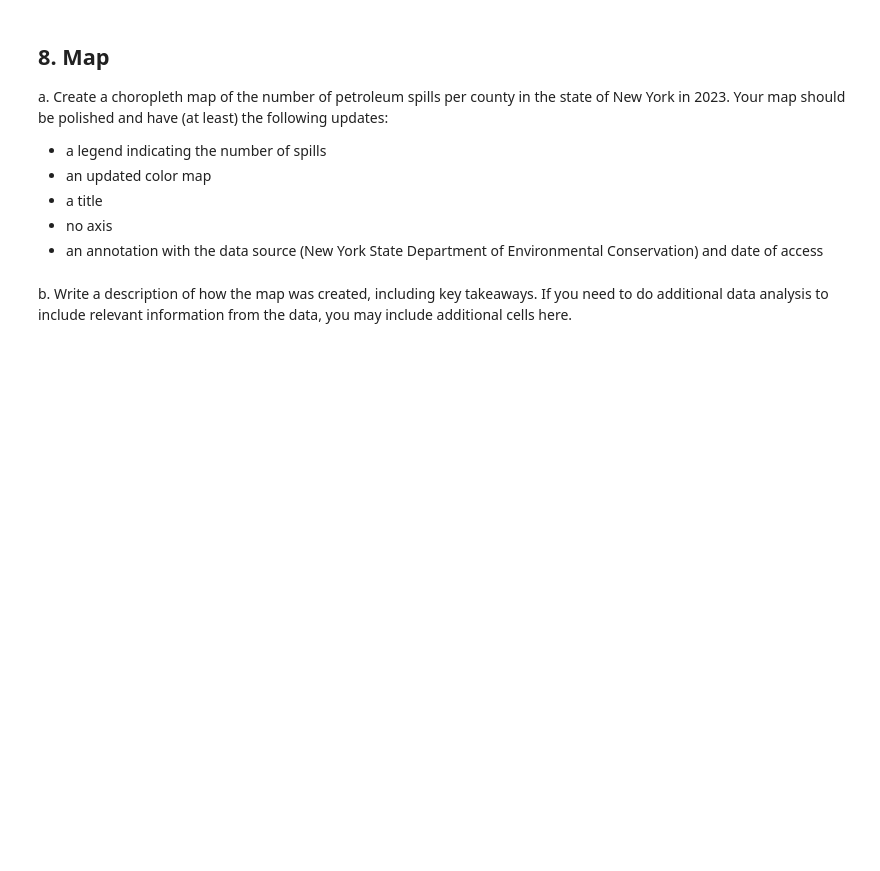
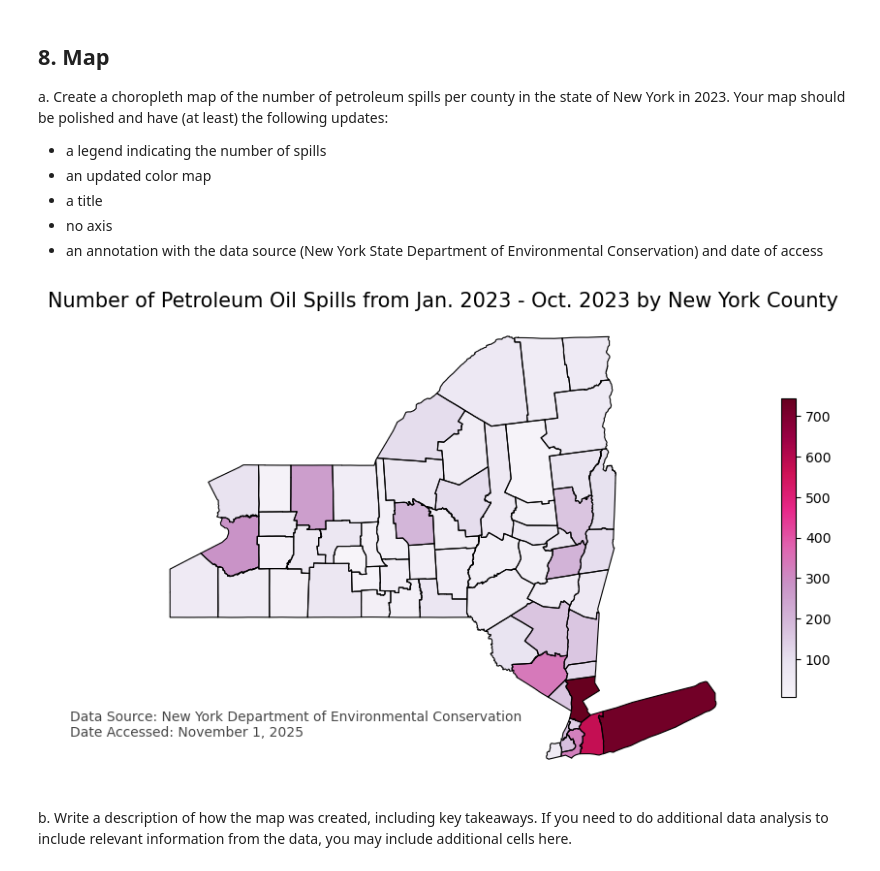
Before and after one commit to zachyyy700/eds220-hwk3, a Jupyter notebook: hwk3-task2-spills-LOO.ipynb, the cells around one changed output. Cells and saved outputs as stored; diff of their text form; code cells hidden in the pictures; blank space fills up the shorter version.

```diff
--- a/hwk3-task2-spills-LOO.ipynb
+++ b/hwk3-task2-spills-LOO.ipynb
@@ -327,3 +457,7 @@ e. What is the number of spills in 'Tuscarora Indian Reservation'?
 ### 7.B. Data updates
 
 In the next cell, update 'St Lawrence' to 'St. Lawrence' in `spills_per_county` data frame and Verify the update was successful.
+# %%
+# Update St Lawrence value
+spills_per_county.loc[spills_per_county['county'] == 'St Lawrence', 'county'] = 'St. Lawrence'
+spills_per_county.loc[spills_per_county['county'] == 'St. Lawrence', 'county'].iloc[0]
@@ -333,8 +469,14 @@ In the next cell, update 'St Lawrence' to 'St. Lawrence' in `spills_per_county`
 In the following cells:
 
 a. Use this cell to make any other updates needed for making an inner join of the `spills_per_county` and `ny_counties`.
+# %%
+# Rename county column in spills_per_county for joining
+spills_per_county = spills_per_county.rename(columns={'county':'name'})
 # %% [markdown]
 b. Over-write `ny_counties` as the  inner join of the `spills_per_county` and `ny_counties` dataframes.
+# %%
+# Inner join spills_per_county & ny_counties
+ny_counties = ny_counties.merge(right=spills_per_county, how='inner', on='name')
 # %% [markdown]
 
 From our previous exploration we know that Tuscarora Indian Reservation will not be in the join. Tuscarora Indian Reservation is located within Niagara county.
@@ -342,0 +488,9 @@ c. Since the Tuscarora Indian Reservation does not appear in the `ny_counties` d
+# %%
+# Update Niagara county spill number
+ny_counties.loc[ny_counties['name'] == 'Niagara', 'n_spills'] = 89
+
+# Store new number
+new = ny_counties.loc[ny_counties['name'] == 'Niagara', 'n_spills'].iloc[0]
+
+print(f"{'Original:':<10} {original}")
+print(f"{'New:':<10} {new}")
@@ -349,6 +506,28 @@ Your map should be polished and have (at least) the following updates:
 - a title
 - no axis
 - an annotation with the data source (New York State Department of Environmental Conservation) and date of access
+# %%
+fig, ax = plt.subplots(figsize=(10,10))
+
+ax.axis('off')
+
+# Plot county boundaries seperately
+ny_counties.boundary.plot(ax=ax,
+                          color='black',
+                          linewidth=0.8)
+
+# Plot counties by number of spills
+ny_counties.plot(ax=ax,
+                 column='n_spills',
+                 legend=True,
+                 cmap='PuRd',
+                 legend_kwds={'shrink':0.4})
+
+plt.title("Number of Petroleum Oil Spills from Jan. 2023 - Oct. 2023 by New York County", size=15)
+plt.figtext(x=0.05, y=0.3, s='Data Source: New York Department of Environmental Conservation\nDate Accessed: November 1, 2025', color='#474747')
+plt.show()
+# %% [output]
+[figure, added]
 # %% [markdown]
 b. Write a description of how the map was created, including key takeaways. If you need to do additional data analysis to include relevant information from the data, you may include additional cells here.
 # %% [markdown]
```
Also changed, not shown: parts of 28 cells of this notebook, 1 other file.
